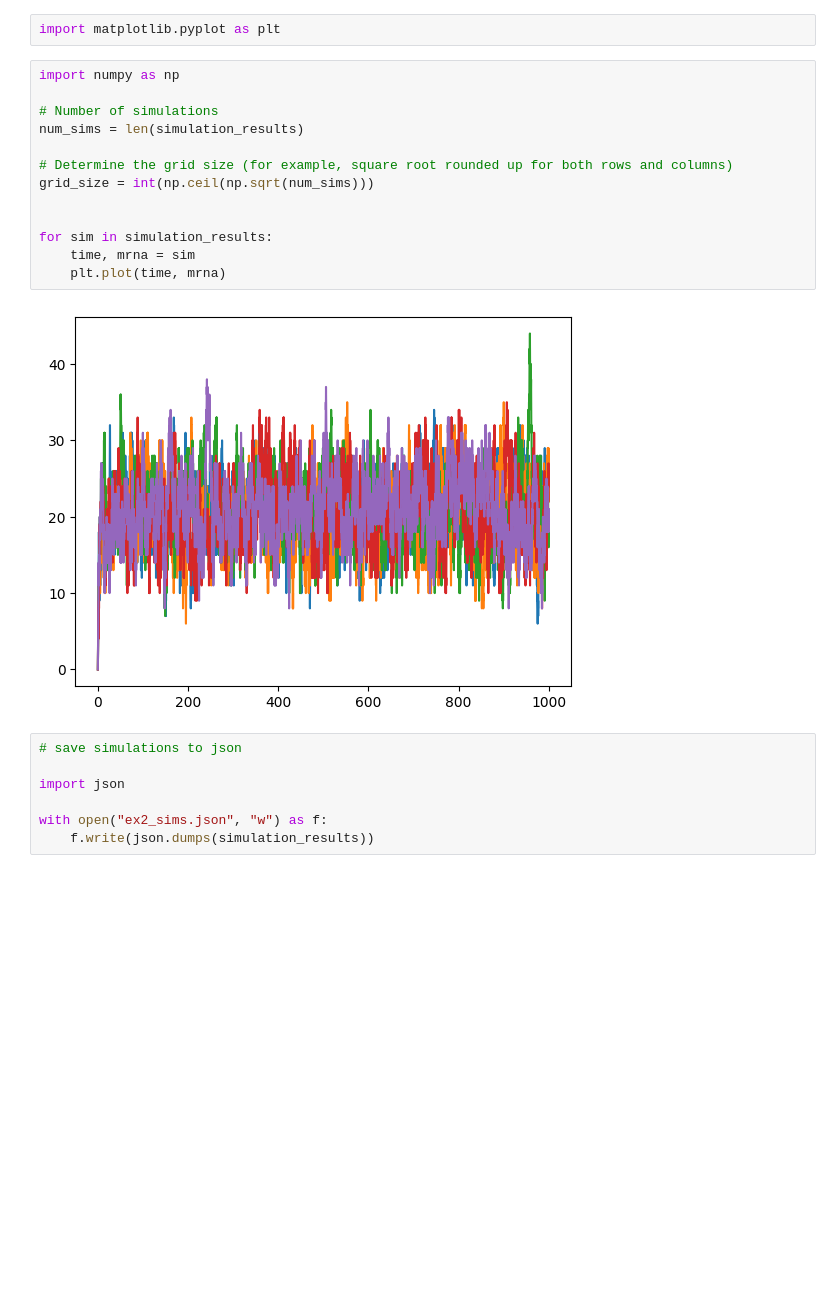
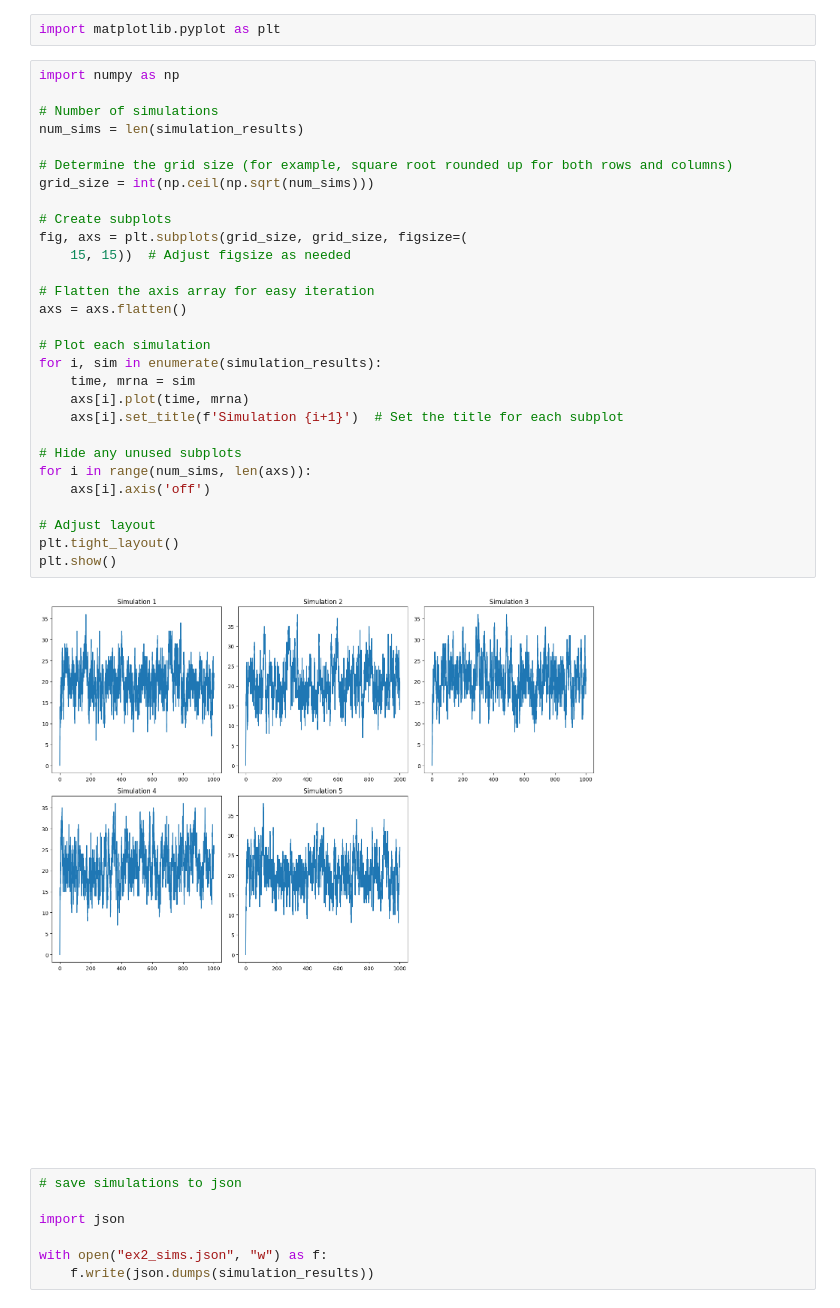
Before and after one commit to tdsone/mres-s3, a Jupyter notebook: ex2.ipynb, the cells around one changed output. Cells and saved outputs as stored; diff of their text form; blank space fills up the shorter version.

```diff
--- a/ex2.ipynb
+++ b/ex2.ipynb
@@ -41,18 +41,34 @@ import matplotlib.pyplot as plt
 # %%
 import numpy as np
 
 # Number of simulations
 num_sims = len(simulation_results)
 
 # Determine the grid size (for example, square root rounded up for both rows and columns)
 grid_size = int(np.ceil(np.sqrt(num_sims)))
 
+# Create subplots
+fig, axs = plt.subplots(grid_size, grid_size, figsize=(
+    15, 15))  # Adjust figsize as needed
 
-for sim in simulation_results:
+# Flatten the axis array for easy iteration
+axs = axs.flatten()
+
+# Plot each simulation
+for i, sim in enumerate(simulation_results):
     time, mrna = sim
-    plt.plot(time, mrna)
+    axs[i].plot(time, mrna)
+    axs[i].set_title(f'Simulation {i+1}')  # Set the title for each subplot
+
+# Hide any unused subplots
+for i in range(num_sims, len(axs)):
+    axs[i].axis('off')
+
+# Adjust layout
+plt.tight_layout()
+plt.show()
 # %% [output]
-[figure, old version]
+[figure, new version]
 # %%
 # save simulations to json
 
```
Also changed, not shown: 4 other files.
